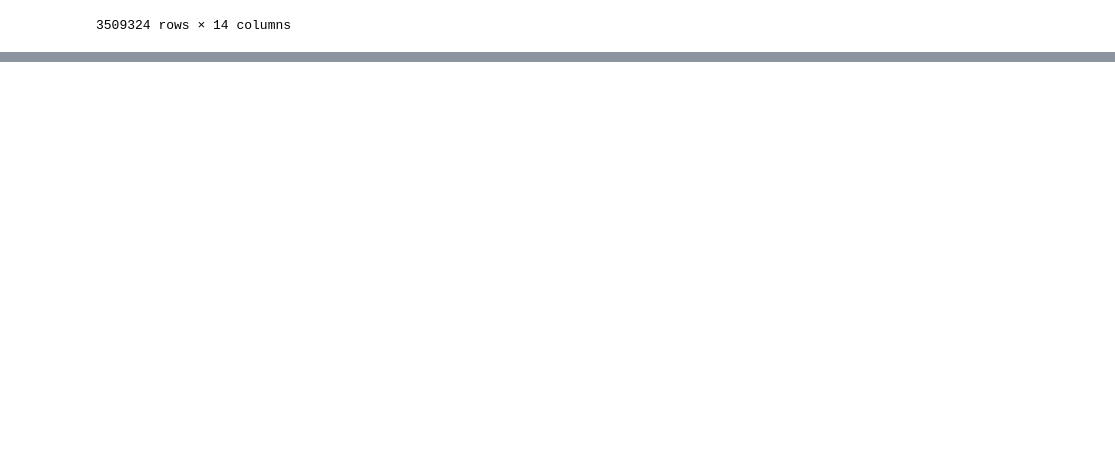
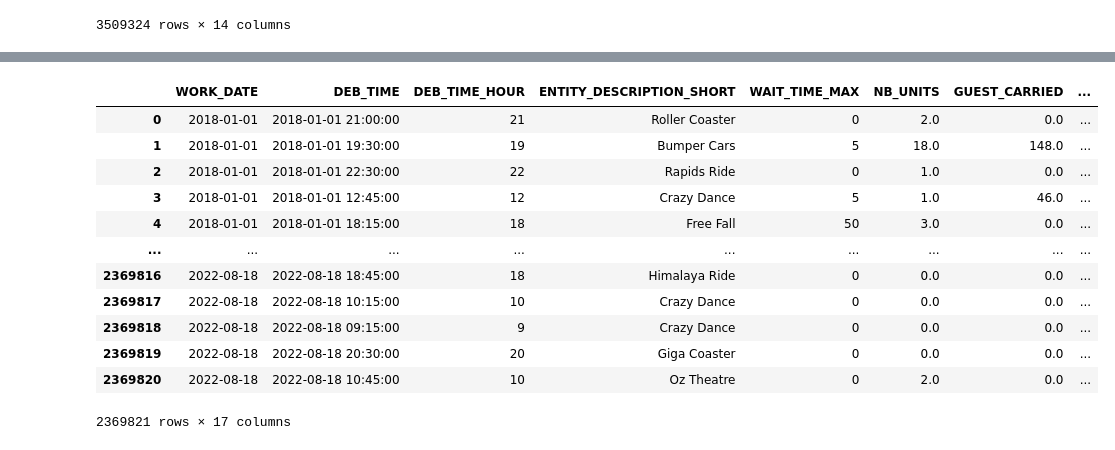
Before and after one commit to CharlesS940/xhec_endless_line, a Jupyter notebook: notebooks/eda.ipynb, the cells around one changed output, grey strips where cells are left out. Drawn from its saved outputs; the diff is of its cells as text; code cells hidden in the pictures; blank space fills up the shorter version.

Commit message:
merged waiting with parade

```diff
--- a/notebooks/eda.ipynb
+++ b/notebooks/eda.ipynb
@@ -254,6 +251,16 @@ waiting
 waiting["WORK_DATE"] = pd.to_datetime(waiting["WORK_DATE"], format="%Y-%m-%d")
 waiting["FIN_TIME"] = pd.to_datetime(waiting["FIN_TIME"], format="%Y-%m-%d %H:%M:%S.%f")
 waiting["DEB_TIME"] = pd.to_datetime(waiting["DEB_TIME"], format="%Y-%m-%d %H:%M:%S.%f")
+
+waiting.drop(columns=["FIN_TIME"], inplace=True)
+# %%
+waiting = waiting.merge(
+    link_attraction,
+    how="left",
+    left_on="ENTITY_DESCRIPTION_SHORT",
+    right_on="ATTRACTION",
+).drop(columns=["ATTRACTION"])
+waiting = waiting[waiting["PARK"] == "PortAventura World"]
 # %%
 waiting.info()
 # %% [output]
@@ -288,0 +316,22 @@ weather.head()
+# %%
+waiting = waiting.merge(
+    parade,
+    left_on="WORK_DATE",
+    right_on="WORK_DATE",
+    how="left",
+)
+waiting
+# %% [output]
+|  | WORK_DATE | DEB_TIME | DEB_TIME_HOUR | ENTITY_DESCRIPTION_SHORT | WAIT_TIME_MAX | NB_UNITS | GUEST_CARRIED | ... |
+| 0 | 2018-01-01 | 2018-01-01 21:00:00 | 21 | Roller Coaster | 0 | 2.0 | 0.0 | ... |
+| 1 | 2018-01-01 | 2018-01-01 19:30:00 | 19 | Bumper Cars | 5 | 18.0 | 148.0 | ... |
+| 2 | 2018-01-01 | 2018-01-01 22:30:00 | 22 | Rapids Ride | 0 | 1.0 | 0.0 | ... |
+| 3 | 2018-01-01 | 2018-01-01 12:45:00 | 12 | Crazy Dance | 5 | 1.0 | 46.0 | ... |
+| 4 | 2018-01-01 | 2018-01-01 18:15:00 | 18 | Free Fall | 50 | 3.0 | 0.0 | ... |
+| ... | ... | ... | ... | ... | ... | ... | ... | ... |
+| 2369816 | 2022-08-18 | 2022-08-18 18:45:00 | 18 | Himalaya Ride | 0 | 0.0 | 0.0 | ... |
+| 2369817 | 2022-08-18 | 2022-08-18 10:15:00 | 10 | Crazy Dance | 0 | 0.0 | 0.0 | ... |
+| 2369818 | 2022-08-18 | 2022-08-18 09:15:00 | 9 | Crazy Dance | 0 | 0.0 | 0.0 | ... |
+| 2369819 | 2022-08-18 | 2022-08-18 20:30:00 | 20 | Giga Coaster | 0 | 0.0 | 0.0 | ... |
+| 2369820 | 2022-08-18 | 2022-08-18 10:45:00 | 10 | Oz Theatre | 0 | 2.0 | 0.0 | ... |
+2369821 rows × 17 columns
```
Also changed, not shown: parts of 9 cells of this notebook.
